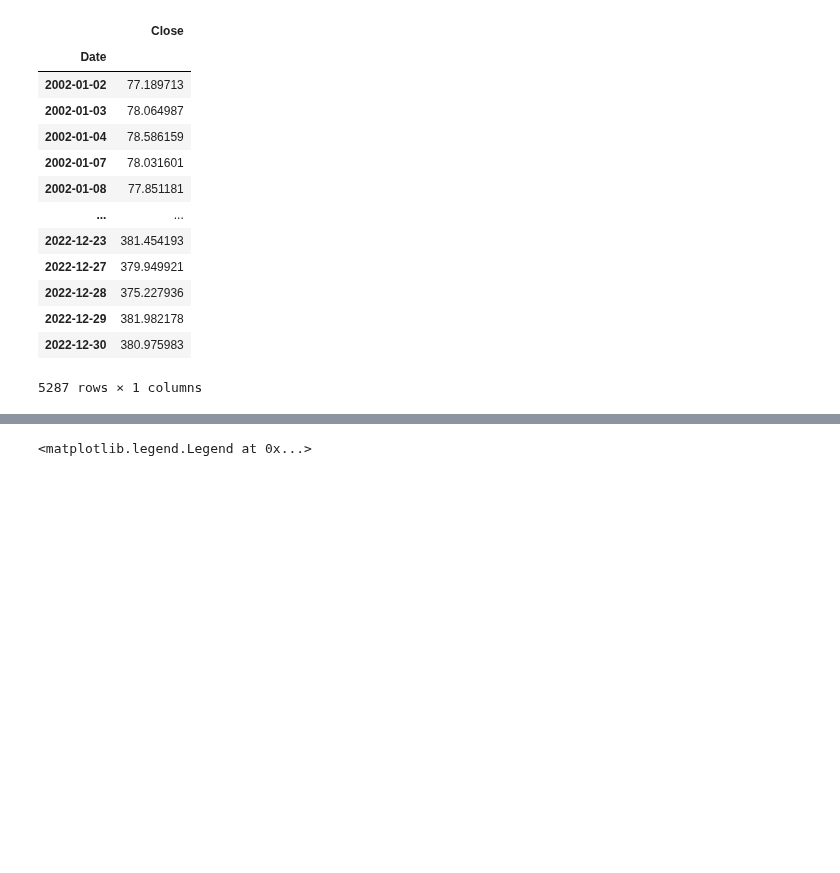
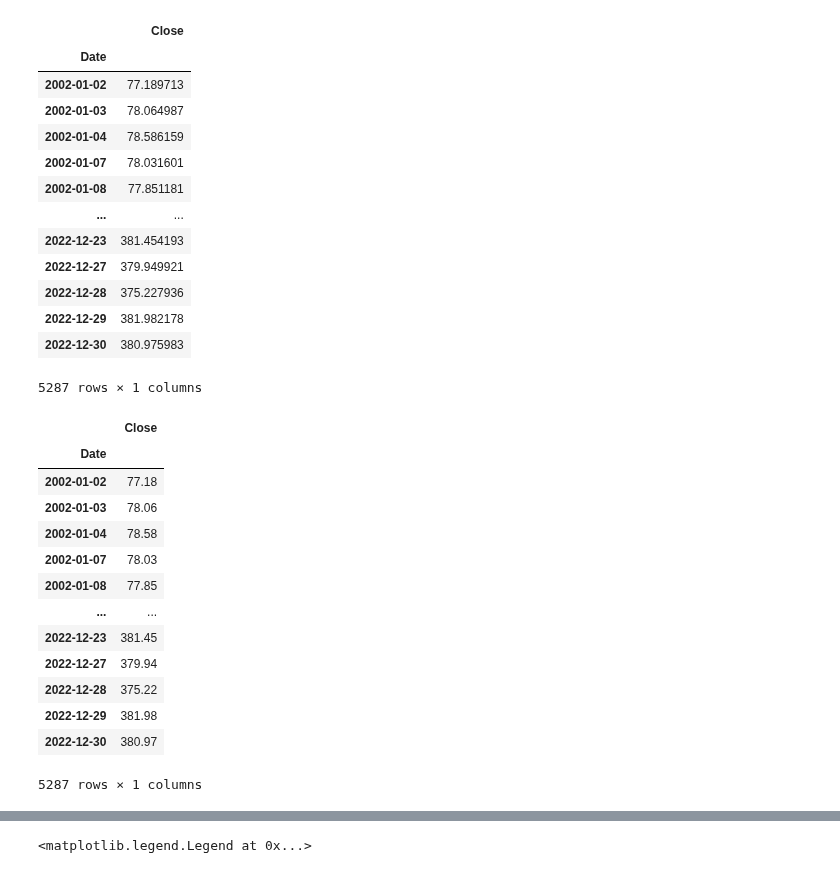
Before and after one commit to fadeeva/stock_market_research, a Jupyter notebook: classic/turtle_soup/simple/simple_TURTLE_SOUP.ipynb, the cells around one changed output, grey strips where cells are left out. Drawn from its saved outputs; the diff is of its cells as text; code cells hidden in the pictures; blank space fills up the shorter version.

```diff
--- a/classic/turtle_soup/simple/simple_TURTLE_SOUP.ipynb
+++ b/classic/turtle_soup/simple/simple_TURTLE_SOUP.ipynb
@@ -58,6 +62,24 @@ spy_close
 | 2022-12-29 | 381.982178 |
 | 2022-12-30 | 380.975983 |
 5287 rows × 1 columns
+# %%
+spy_close['Close'] = spy_close['Close'].apply(truncate)
+spy_close
+# %% [output]
+|  | Close |
+| Date |  |
+| 2002-01-02 | 77.18 |
+| 2002-01-03 | 78.06 |
+| 2002-01-04 | 78.58 |
+| 2002-01-07 | 78.03 |
+| 2002-01-08 | 77.85 |
+| ... | ... |
+| 2022-12-23 | 381.45 |
+| 2022-12-27 | 379.94 |
+| 2022-12-28 | 375.22 |
+| 2022-12-29 | 381.98 |
+| 2022-12-30 | 380.97 |
+5287 rows × 1 columns
 # %%
 spy_close['20d_min'] = spy_close['Close'].rolling(window=20).min()
 spy_close['20d_max'] = spy_close['Close'].rolling(window=20).max()
```
Also changed, not shown: parts of 18 cells of this notebook.
